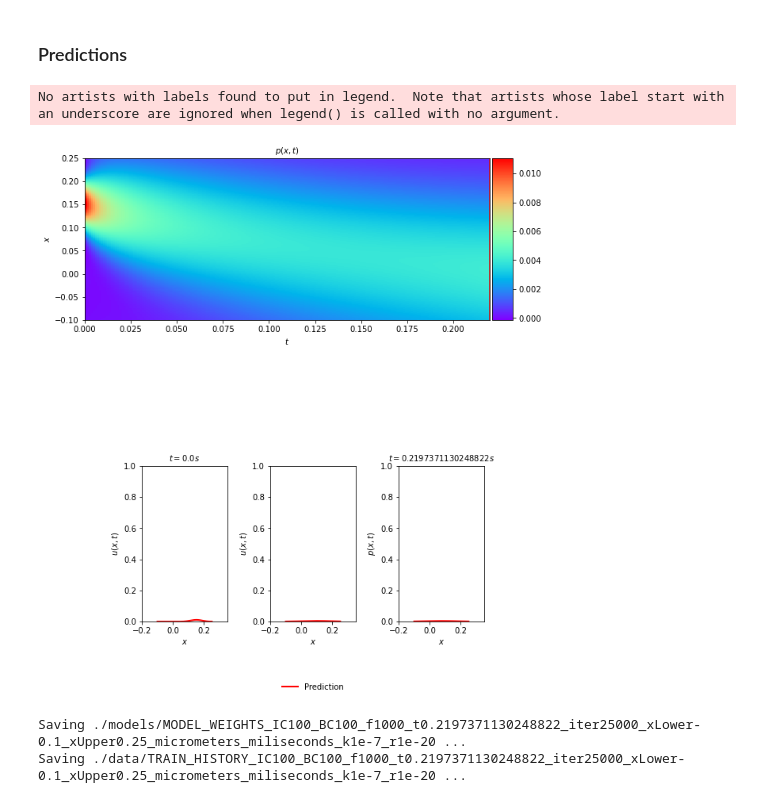
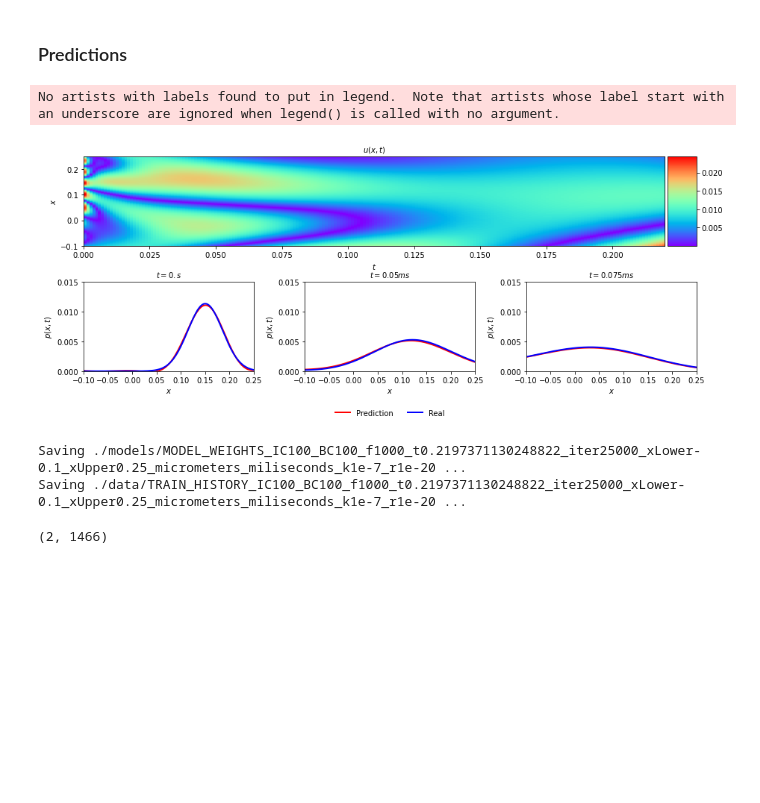
Before and after one commit to ElHuaco/PINN-fokker-planck, a Jupyter notebook: src/OUR CODE/comparison.ipynb, the cells around one changed output. Drawn from its saved outputs; the diff is of its cells as text; code cells hidden in the pictures; blank space fills up the shorter version.

```diff
--- a/src/OUR CODE/comparison.ipynb
+++ b/src/OUR CODE/comparison.ipynb
@@ -474,8 +473,9 @@ def differenceplot(u_pred, real,X_u_train):
     gs0 = gridspec.GridSpec(2, 3)
     gs0.update(top=1, bottom=0, left=0.1, right=2, wspace=0.3, hspace =0.4)
     ax = plt.subplot(gs0[0, :])
-
-    h = ax.imshow(np.absolute(u_pred-real), interpolation='nearest', cmap='rainbow',
+    rel_err = np.absolute(u_pred-real)/np.max(real)
+    rel_err[rel_err > 1] = 1
+    h = ax.imshow(rel_err, interpolation='nearest', cmap='rainbow',
                 extent=[T.min(), T.max(), X.min(), X.max()],
                 origin='lower', aspect='auto')
     divider = make_axes_locatable(ax)
@@ -511,18 +511,18 @@ def differenceplot(u_pred, real,X_u_train):
     ax.set_title('$t = 0.s$', fontsize = 10)
     #ax.axis('square')
     ax.set_xlim([x_lower ,x_upper])
-    #ax.set_ylim([-0.01, 0.1])
+    ax.set_ylim([0.0, 0.015])
 
     ax = plt.subplot(gs0[1, 1])
     #ax.plot(x,usol.T[50,:], 'b-', linewidth = 2, label = 'Exact')
-    ax.plot(x,u_pred.T[int(0.5*len(t)),:], 'r', linewidth = 2, label = 'Prediction')
-    ax.plot(x,real.T[int(0.5*len(t)),:], 'b', linewidth = 2, label = 'Real')
+    ax.plot(x,u_pred.T[int(0.15*len(t)),:], 'r', linewidth = 2, label = 'Prediction')
+    ax.plot(x,real.T[int(0.15*len(t)),:], 'b', linewidth = 2, label = 'Real')
     ax.set_xlabel('$x$')
     ax.set_ylabel('$p(x,t)$')
     #ax.axis('square')
     ax.set_xlim([x_lower, x_upper])
-    ax.set_ylim([-0.01, 0.1])
-    ax.set_title('$t = {}s$'.format(int(0.5*len(t))/1000), fontsize = 10)
+    ax.set_ylim([0.0, 0.015])
+    ax.set_title('$t = {}ms$'.format(int(0.5*len(t))/2000), fontsize = 10)
     ax.legend(loc='upper center', bbox_to_anchor=(0.5, -0.35), ncol=5, frameon=False)
 
     ax = plt.subplot(gs0[1, 2])
@@ -533,8 +533,8 @@ def differenceplot(u_pred, real,X_u_train):
     ax.set_ylabel('$p(x,t)$')
     #ax.axis('square')
     ax.set_xlim([x_lower, x_upper])
-    ax.set_ylim([-0.01, 0.1])
-    ax.set_title('$t = {}s$'.format(int(0.75*len(t))/1000), fontsize = 10)
+    ax.set_ylim([0.0, 0.015])
+    ax.set_title('$t = {}ms$'.format(int(0.75*len(t))/2000), fontsize = 10)
 
     #plt.tight_layout()
     plt.savefig('Ornstein-Uhlenbeck.png',dpi = 500)
@@ -700,33 +700,44 @@ def solutionplot(p_pred,X_p_train):#,p_train):
     #plt.savefig('Ornstein-Uhlenbeck.png',dpi = 500)
 # %% [markdown]
 ### Predictions
-# %%
-'''x_lower = -0.1
-x_upper = 0.25
-x = np.linspace(x_lower, x_upper, 256)
-t_lower = 0
-t_upper = 1
-t = np.linspace(t_lower, t_upper, 1000)
-psol=np.zeros((256,1000)) #NOT COMPUTED YET
-psol[:,0]=norm.pdf(x,0.5,0.05).T #INITIAL CONDITION'''
-
-#collocation points for every position and every time
-#X, T = np.meshgrid(x,t)
-#X_p_test = np.hstack((X.flatten()[:, None], T.flatten()[:, None]))
-p_pred = PINN.evaluate(X_p_test)
-
-
-p_pred = np.reshape(p_pred,(350,200),order='F')
-solutionplot(p_pred, X_p_test)
-# %% [output]
-No artists with labels found to put in legend.  Note that artists whose label start with an underscore are ignored when legend() is called with no argument.
-[figure, removed]
+# %%
+N_bc = 100 #Total number of boundary conditions points
+N_ic = 100 #Total number of initial condition points
+N_f = 1000 #Total number of collocation points
+
+# Training data
+x_f_train, x_bc_train, x_ic_train, p_ic_train, x_norm_instants = trainingdata(N_bc, N_ic, N_f)
+
+layers = np.array([2,20,20,20,20,20,20,20,20,1]) #8 hidden layers
+
+PINN = Sequentialmodel(layers, low_bound, up_bound,
+                      x_ic_train, p_ic_train,
+                      x_bc_train,
+                      x_f_train,
+                      x_norm_instants,
+                      A=A,
+                      D=D)
+
+init_params = np.loadtxt("/Users/max/Documents/Lab_b/PINNs-Review/src/OUR CODE/models/MODEL_WEIGHTS_IC100_BC100_f1000_t0.2197371130248822_iter25000_xLower-0.1_xUpper0.25_micrometers_miliseconds_k1e-7_r1e-20.txt")
+PINN.set_weights(init_params)
+p_pred = PINN.evaluate(X_p_test)
+
+
+p_pred = np.reshape(p_pred,(350,200),order='F')
+differenceplot(p_pred, real.T, X_p_test)
+# %% [output]
+No artists with labels found to put in legend.  Note that artists whose label start with an underscore are ignored when legend() is called with no argument.
+[figure, added]
 # %%
 save_model_weights(PINN)
 save_train_history(PINN)
 # %% [output]
 Saving ./models/MODEL_WEIGHTS_IC100_BC100_f1000_t0.2197371130248822_iter25000_xLower-0.1_xUpper0.25_micrometers_miliseconds_k1e-7_r1e-20 ...
 Saving ./data/TRAIN_HISTORY_IC100_BC100_f1000_t0.2197371130248822_iter25000_xLower-0.1_xUpper0.25_micrometers_miliseconds_k1e-7_r1e-20 ...
+# %%
+np.shape(np.where((np.absolute((p_pred-real.T)/real.T)) > 1))
+# %% [output]
+(2, 1466)
 # %%
 import pandas as pd
 data_filename = # PUT PERTINENT TRAIN_HISTORY HERE
```
Also changed, not shown: parts of 2 cells of this notebook.
